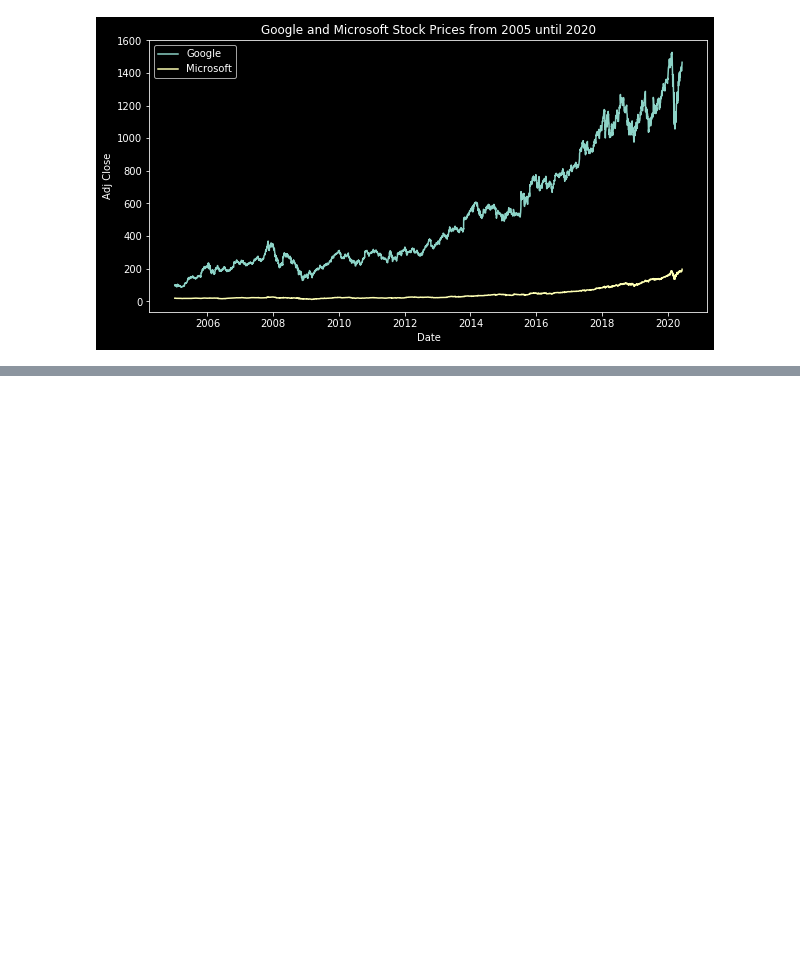
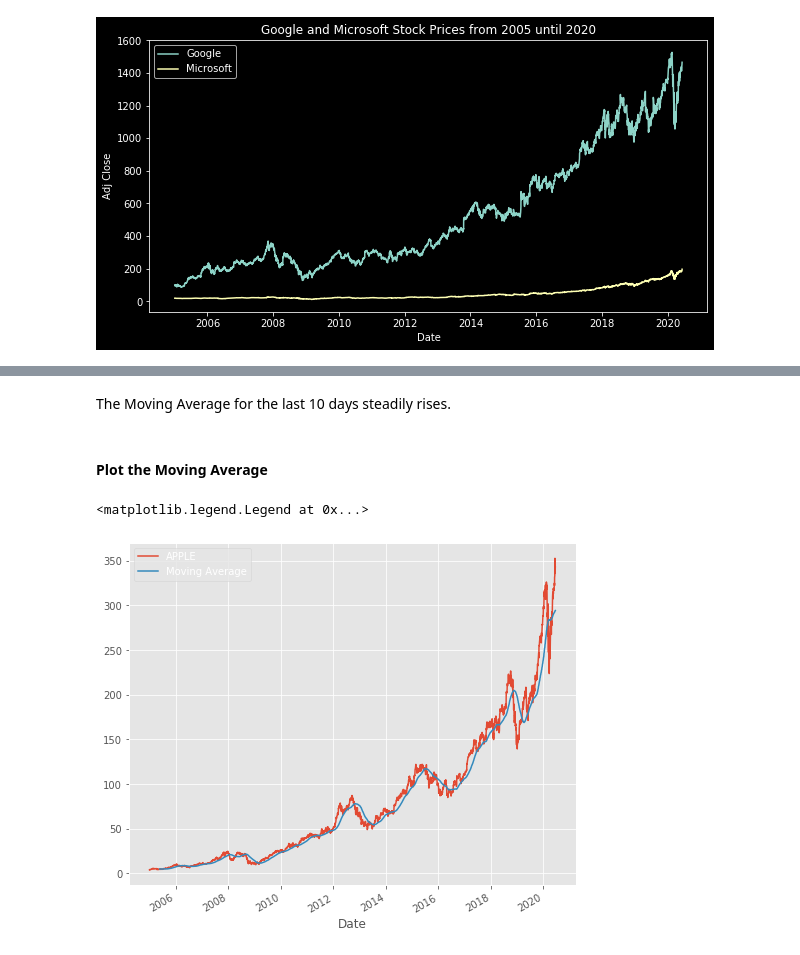
Before and after one commit to sot232/practice_project, a Jupyter notebook: Stock/Stock Analysis in Python.ipynb, the cells around one changed output, grey strips where cells are left out. Saved outputs shown, nothing was run; the diff lists cells and outputs as text; code cells hidden in the pictures; blank space fills up the shorter version.

```diff
--- a/Stock/Stock Analysis in Python.ipynb
+++ b/Stock/Stock Analysis in Python.ipynb
@@ -11,7 +19,8 @@ import seaborn as sns
 from matplotlib import style
 # %%
 start_date = datetime.datetime(2005, 1, 1)
-end_date = datetime.datetime(2020, 6, 10)
+# end_date = datetime.datetime(2020, 6, 10)
+end_date = datetime.datetime.now()
 # %%
 google = web.DataReader('GOOG', 'yahoo', start_date, end_date)
 google.head()
@@ -80,0 +94,3 @@ plt.show()
+# %%
+apple = web.DataReader('AAPL', 'yahoo', start_date, end_date)
+apple.tail()
@@ -80,0 +107,8 @@ plt.show()
+# %%
+# moving averge: https://www.investopedia.com/articles/active-trading/052014/how-use-moving-average-buy-stocks.asp
+# it is a tool that smooths out price data by creating a constantly updated average price.
+# find mean
+n_days = 100
+close_px = apple['Adj Close']
+mavg = close_px.rolling(window=n_days).mean() # moving average
+mavg.tail(10)
@@ -80,0 +128,13 @@ plt.show()
+# %% [markdown]
+The Moving Average for the last 10 days steadily rises.
+# %% [markdown]
+#### Plot the Moving Average
+# %%
+mpl.rc('figure', figsize=(8,7))
+style.use('ggplot')
+close_px.plot(label='APPLE')
+mavg.plot(label='Moving Average')
+plt.legend()
+# %% [output]
+<matplotlib.legend.Legend at 0x...>
+[figure, added]
```
Also changed, not shown: parts of 52 cells of this notebook.
